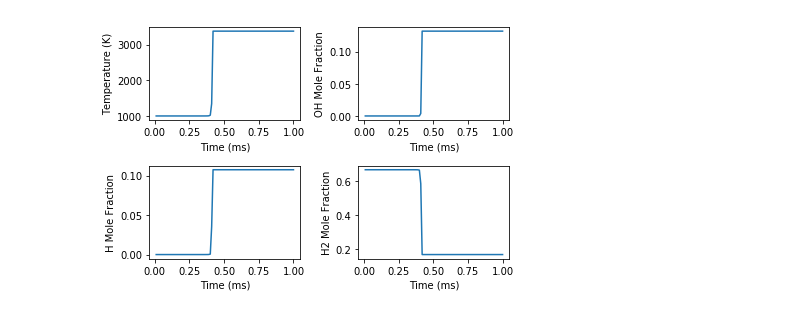
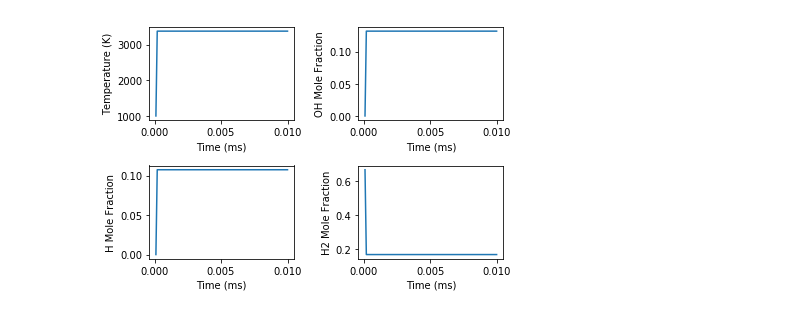
Before and after one commit to KrystianPi/Cantera_pro, a Jupyter notebook: Projekt.ipynb, the cells around one changed output. Drawn from its saved outputs; the diff is of its cells as text; code cells hidden in the pictures.

```diff
--- a/Projekt.ipynb
+++ b/Projekt.ipynb
@@ -1,47 +1,68 @@
 # %%
 import sys
-import numpy as np
 import matplotlib.pyplot as plt
 import cantera as ct
+t_0 = float(input("Give starting temperature: "))
+for x in range(10):
+
+    gas = ct.Solution('gri30.xml')
+
+    gas.TPX = t_0, ct.one_atm, 'H2:2,O2:1'
+    r = ct.Reactor(gas)
+    print('Parametry początkowe: \nTemperatura:%10.1f K Ciśnienie:%10.1f Pa\nObjętość:%10.1f m^3' % (gas.T, gas.P, r.volume))
+    sim = ct.ReactorNet([r])
+    time = 0.0
+    states = ct.SolutionArray(gas, extra = ['t'])
+    temperature = []
+    pressure = []
+    energy = []
+    t_zap = 0
+    print('%10s %10s %10s %14s' % ('t [s]','T [K]','P [Pa]','u [J/kg]'))
+    for n in range(100):
+        time += 1.e-4
+
+        sim.advance(time)
+        temperature.append(gas.T)
+        pressure.append(gas.P)
+        energy.append(gas.u)
+        states.append(r.thermo.state, t = time)
+
+        if (temperature[n] - temperature[n-1]) > 500:
+            t_zap = temperature[n-1]
 
 
-gas = ct.Solution('gri30.xml')
-gas.TPX = 1000, ct.one_atm, 'H2:2,O2:1'
-r = ct.Reactor(gas)
-print('Parametry początkowe: \nTemperatura:%10.1f K Ciśnienie:%10.1f Pa\nObjętość:%10.1f m^3' % (gas.T, gas.P, r.volume))
-sim = ct.ReactorNet([r])
-time = 0.0
-states = ct.SolutionArray(gas, extra = ['t'])
-
-print('%10s %10s %10s %14s' % ('t [s]','T [K]','P [Pa]','u [J/kg]'))
-for n in range(100):
-    time += 1.e-5
-    sim.advance(time)
-    states.append(r.thermo.state, t = time *1e3)
-    if (states[n].T - states[n-1].T) > 1000:
-        t_zap = states[n-1].T
-    print('%10.3e %10.3f %10.3f  %14.6e' % (sim.time, r.T,
-                                            r.thermo.P, r.thermo.u))
+        print('%10.3e %10.3f %10.3f  %14.6e' % (sim.time, temperature[n],
+                                                pressure[n], energy[n],))
 
 
-print('Temperatura zapłonu  : %10.3f K' % (t_zap))
-plt.clf()
-plt.subplot(2, 2, 1)
-plt.plot(states.t, states.T)
-plt.xlabel('Time (ms)')
-plt.ylabel('Temperature (K)')
-plt.subplot(2, 2, 2)
-plt.plot(states.t, states.X[:,gas.species_index('OH')])
-plt.xlabel('Time (ms)')
-plt.ylabel('OH Mole Fraction')
-plt.subplot(2, 2, 3)
-plt.plot(states.t, states.X[:,gas.species_index('H')])
-plt.xlabel('Time (ms)')
-plt.ylabel('H Mole Fraction')
-plt.subplot(2, 2, 4)
-plt.plot(states.t, states.X[:,gas.species_index('H2')])
-plt.xlabel('Time (ms)')
-plt.ylabel('H2 Mole Fraction')
-plt.tight_layout()
-plt.show()
+    if (temperature[0] - t_0) > 500:
+            t_zap = t_0
+    if t_zap != 0:
+        print('Temperatura zapłonu  : %10.3f K' % (t_zap))
+    elif temperature[99] - temperature[0] < 10:
+        print("Spalanie nie zajdzie")
+    else:
+        print("W trakcie badania nie zaszło spalanie")
+
+    plt.clf()
+    plt.subplot(2, 2, 1)
+    plt.plot(states.t, states.T)
+    plt.xlabel('Time (ms)')
+    plt.ylabel('Temperature (K)')
+    plt.subplot(2, 2, 2)
+    plt.plot(states.t, states.X[:,gas.species_index('OH')])
+    plt.xlabel('Time (ms)')
+    plt.ylabel('OH Mole Fraction')
+    plt.subplot(2, 2, 3)
+    plt.plot(states.t, states.X[:,gas.species_index('H')])
+    plt.xlabel('Time (ms)')
+    plt.ylabel('H Mole Fraction')
+    plt.subplot(2, 2, 4)
+    plt.plot(states.t, states.X[:,gas.species_index('H2')])
+    plt.xlabel('Time (ms)')
+    plt.ylabel('H2 Mole Fraction')
+    plt.tight_layout()
+    plt.show()
+
+    t_0 += 100
 # %% [output]
@@ -65 +86 @@ Temperatura zapłonu  :   1345.664 K
-[figure, old version]
+[figure, new version]
```
Also changed, not shown: parts of 1 cell of this notebook.
